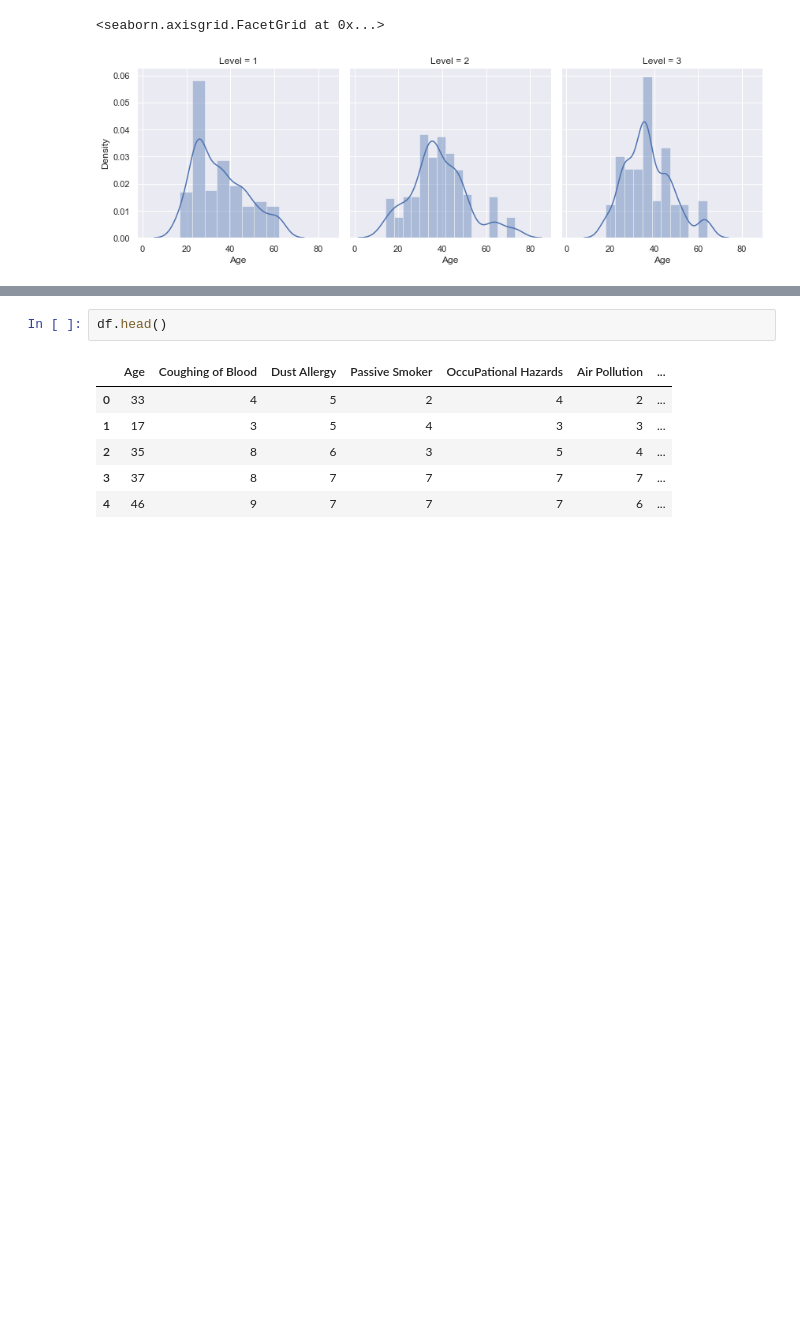
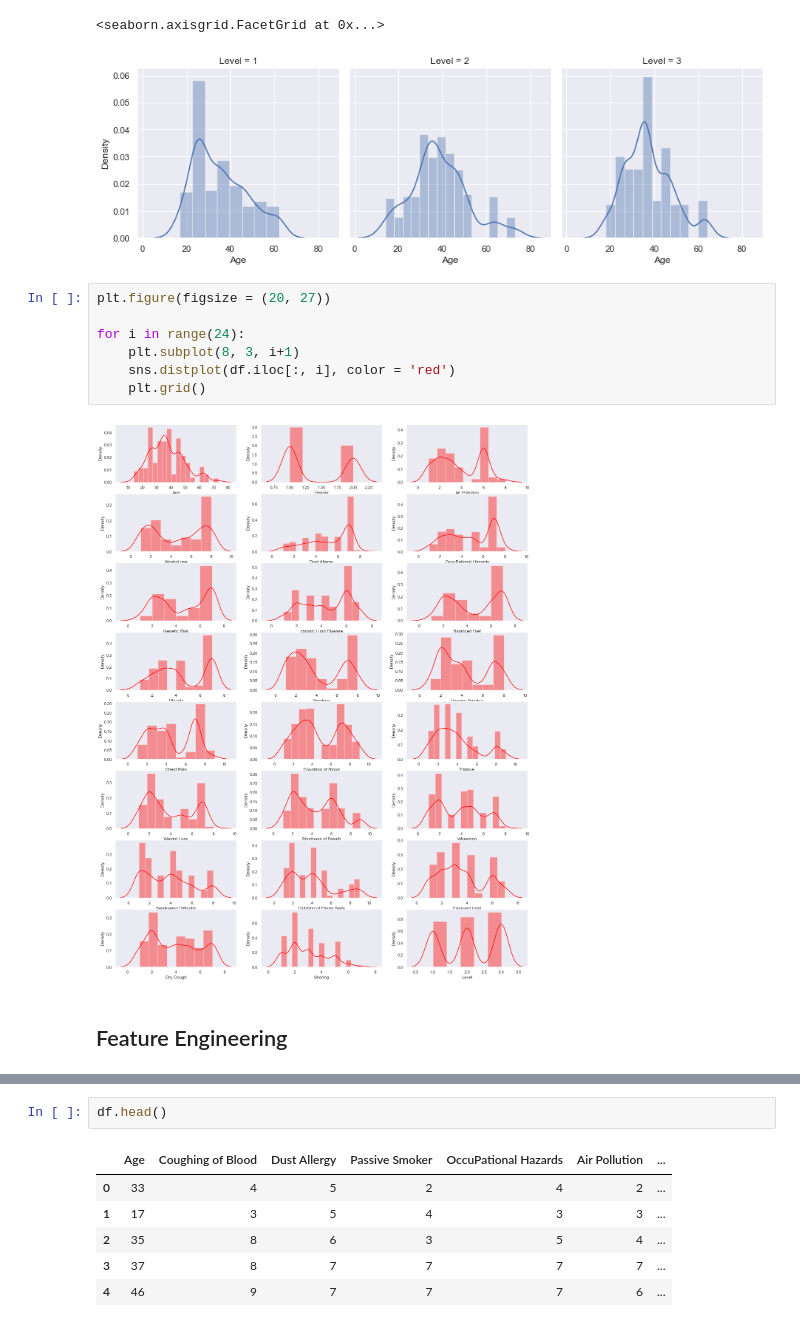
Before and after one commit to quangnnb/udacity_ds_project4, a Jupyter notebook: cancer_predict.ipynb, the cells around one changed output, grey strips where cells are left out. Drawn from its saved outputs; the diff is of its cells as text; blank space fills up the shorter version.

```diff
--- a/cancer_predict.ipynb
+++ b/cancer_predict.ipynb
@@ -149,3 +180,14 @@ sea.map(sns.distplot, "Age")
 # %% [output]
 <seaborn.axisgrid.FacetGrid at 0x...>
 [figure]
+# %%
+plt.figure(figsize = (20, 27))
+
+for i in range(24):
+    plt.subplot(8, 3, i+1)
+    sns.distplot(df.iloc[:, i], color = 'red')
+    plt.grid()
+# %% [output]
+[figure, added]
+# %% [markdown]
+## Feature Engineering
```
Also changed, not shown: parts of 35 cells of this notebook.
